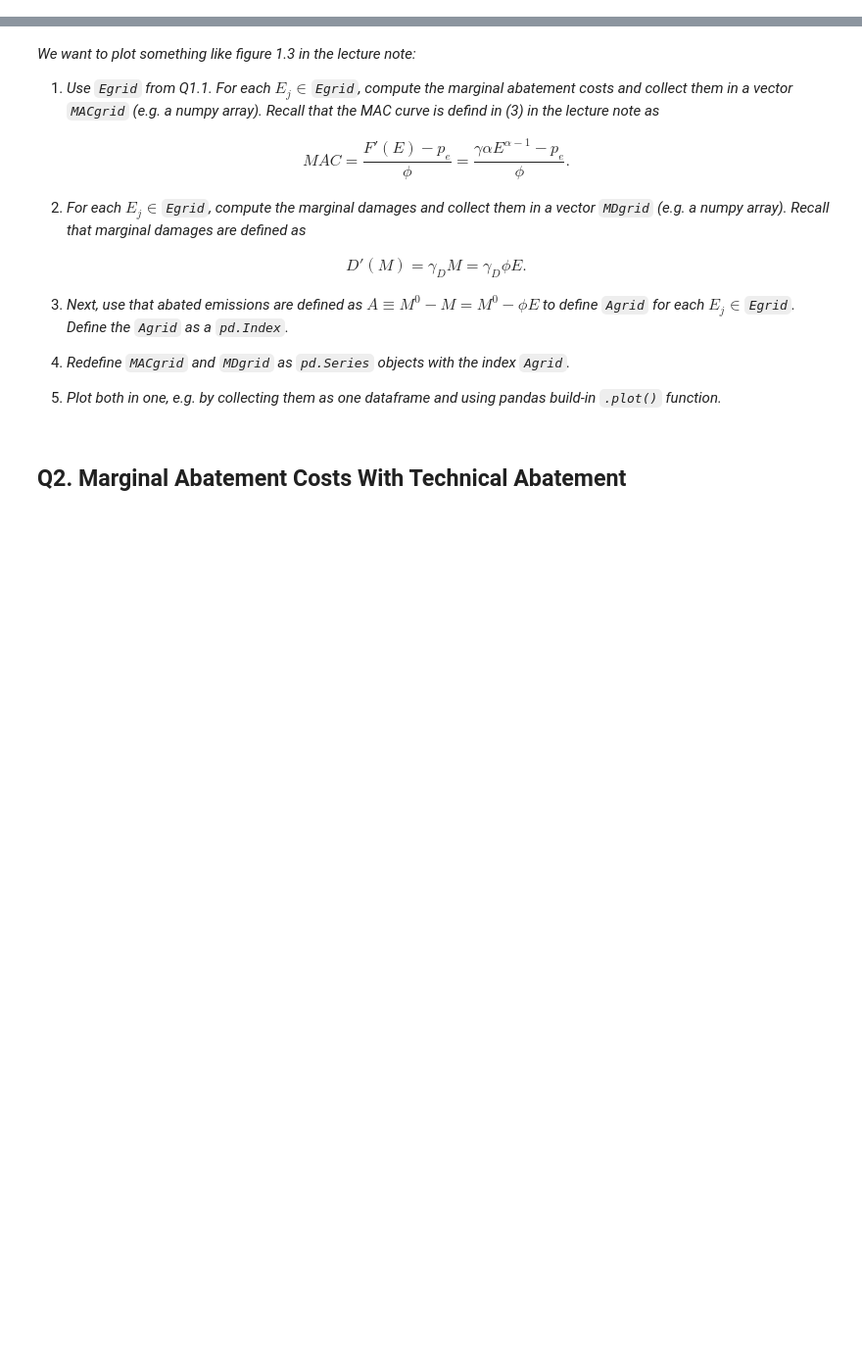
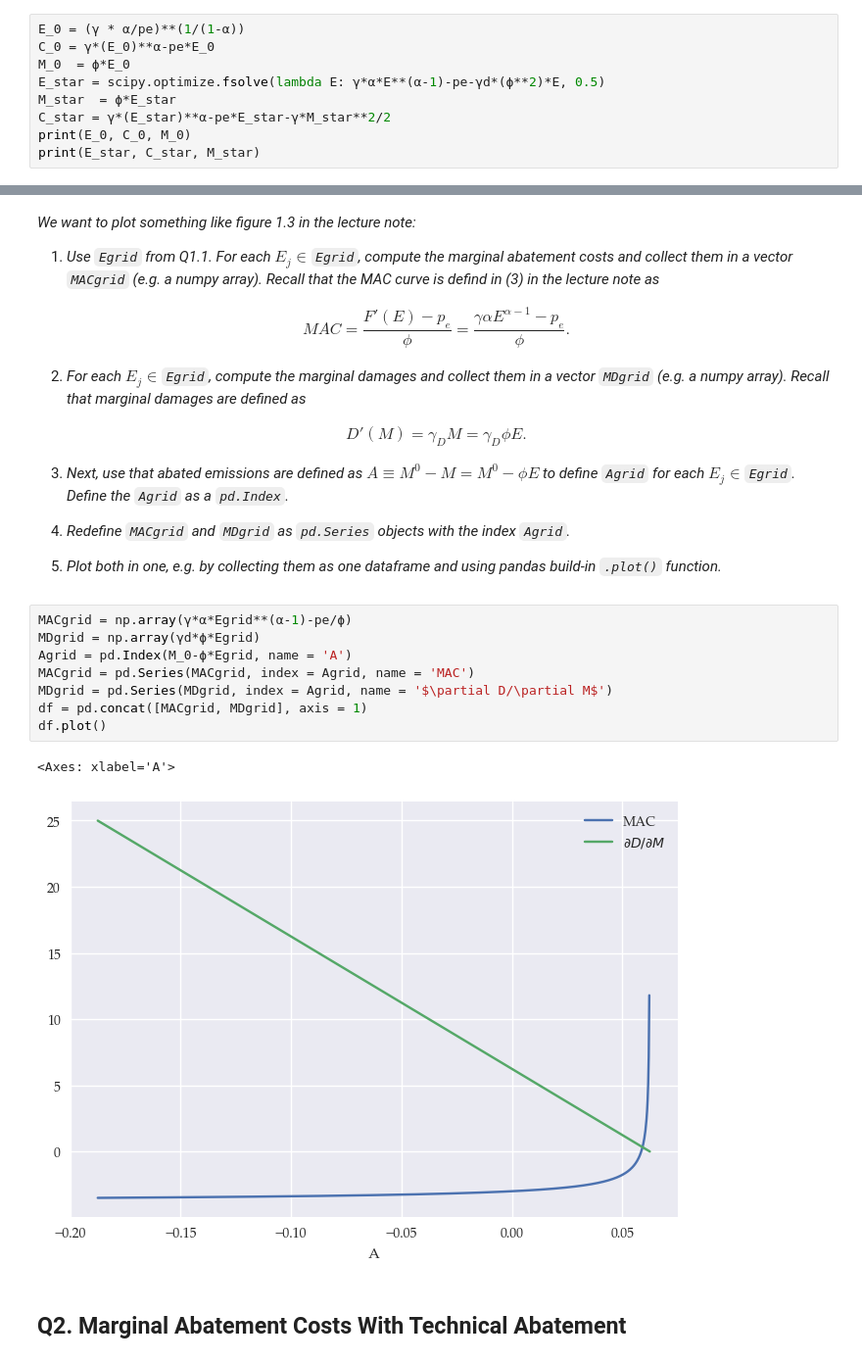
Before and after one commit to LucaAlv/EnergyEconomicsE2024, a Jupyter notebook: Exercises/E1.ipynb, the cells around one changed output, grey strips where cells are left out. Shown at 98% size. Saved outputs shown, nothing was run; the diff lists cells and outputs as text; blank space fills up the shorter version.

````diff
--- a/Exercises/E1.ipynb
+++ b/Exercises/E1.ipynb
@@ -63,3 +70,12 @@ $$\begin{align}
 ```python
 x = scipy.optimize.fsolve(lambda x: x**2-2x, 1)
 ```
+# %%
+E_0 = (γ * α/pe)**(1/(1-α))
+C_0 = γ*(E_0)**α-pe*E_0
+M_0  = ϕ*E_0
+E_star = scipy.optimize.fsolve(lambda E: γ*α*E**(α-1)-pe-γd*(ϕ**2)*E, 0.5)
+M_star  = ϕ*E_star
+C_star = γ*(E_star)**α-pe*E_star-γ*M_star**2/2
+print(E_0, C_0, M_0)
+print(E_star, C_star, M_star)
@@ -83,6 +102,17 @@ $$\begin{align}
 
 4. *Redefine ```MACgrid``` and ```MDgrid``` as ```pd.Series``` objects with the index ```Agrid```.*
 5. *Plot both in one, e.g. by collecting them as one dataframe and using pandas build-in ```.plot()``` function.*
+# %%
+MACgrid = np.array(γ*α*Egrid**(α-1)-pe/ϕ)
+MDgrid = np.array(γd*ϕ*Egrid)
+Agrid = pd.Index(M_0-ϕ*Egrid, name = 'A')
+MACgrid = pd.Series(MACgrid, index = Agrid, name = 'MAC')
+MDgrid = pd.Series(MDgrid, index = Agrid, name = '$\partial D/\partial M$')
+df = pd.concat([MACgrid, MDgrid], axis = 1)
+df.plot()
+# %% [output]
+<Axes: xlabel='A'>
+[figure, added]
 # %% [markdown]
 ## Q2. Marginal Abatement Costs With Technical Abatement
 # %% [markdown]
````
Also changed, not shown: parts of 3 cells of this notebook, 3 other files.
